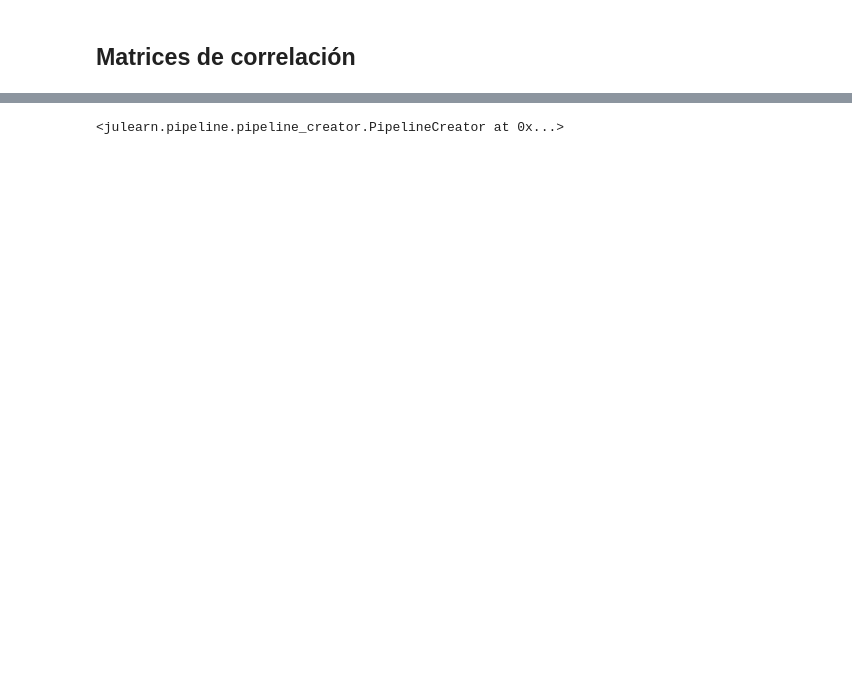
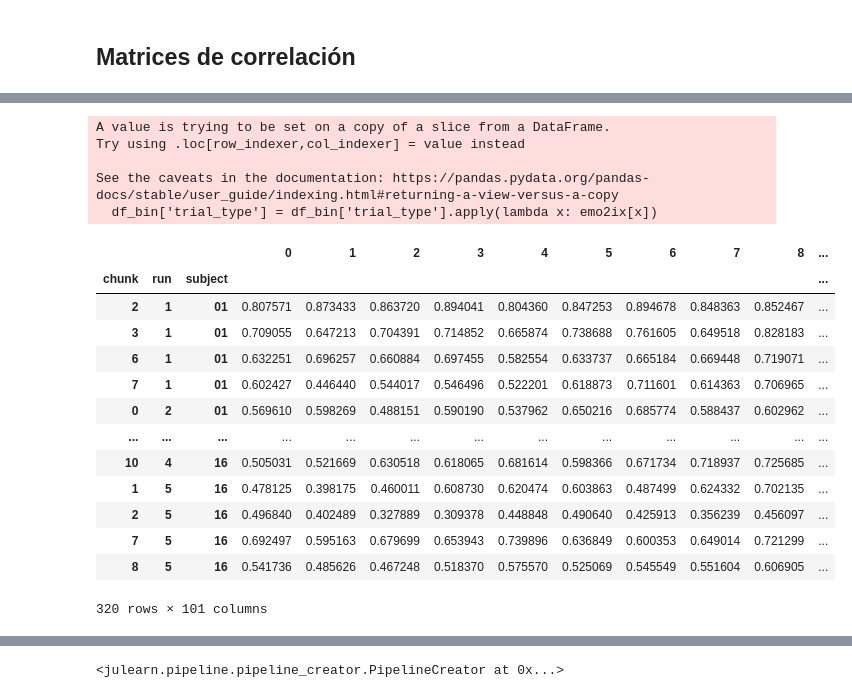
Before and after one commit to nicomastro/NeuroEmotions, a Jupyter notebook: notebooks/fc_analysis.ipynb, the cells around one changed output, grey strips where cells are left out. Drawn from its saved outputs; the diff is of its cells as text; code cells hidden in the pictures; blank space fills up the shorter version.

```diff
--- a/notebooks/fc_analysis.ipynb
+++ b/notebooks/fc_analysis.ipynb
@@ -89,6 +97,36 @@ Name: trial_type, Length: 960, dtype: object
 
 Veamos un ejemplo de clasificación binaria happy vs sad
 # %%
-mask = (df_parcellation["trial_type"] == "happy") | (df_parcellation["trial_type"] == "sad")
-df = df_parcellation[mask]
-assert(len(df) == 320)
+mask = (final_df["trial_type"] == "happy") | (final_df["trial_type"] == "sad")
+#mask = ((final_df["trial_type"] == "happy") | (final_df["trial_type"] == "sad")
+#        | (final_df["trial_type"] == "angry") | (final_df["trial_type"] == "neutral"))
+
+df_bin = final_df[mask]
+assert(len(df_bin) == 320)
+
+emo2ix = {'happy': 0, 'sad':1}
+#emo2ix = {'happy': 0, 'sad': 1, 'angry': 1 , 'neutral': 1}
+df_bin['trial_type'] = df_bin['trial_type'].apply(lambda x: emo2ix[x])
+
+df_bin.columns = df_bin.columns.astype(str)
+df_bin
+# %% [output]
+A value is trying to be set on a copy of a slice from a DataFrame.
+Try using .loc[row_indexer,col_indexer] = value instead
+
+See the caveats in the documentation: https://pandas.pydata.org/pandas-docs/stable/user_guide/indexing.html#returning-a-view-versus-a-copy
+  df_bin['trial_type'] = df_bin['trial_type'].apply(lambda x: emo2ix[x])
+|  |  |  | 0 | 1 | 2 | 3 | 4 | 5 | 6 | 7 | 8 | ... |
+| chunk | run | subject |  |  |  |  |  |  |  |  |  | ... |
+| 2 | 1 | 01 | 0.807571 | 0.873433 | 0.863720 | 0.894041 | 0.804360 | 0.847253 | 0.894678 | 0.848363 | 0.852467 | ... |
+| 3 | 1 | 01 | 0.709055 | 0.647213 | 0.704391 | 0.714852 | 0.665874 | 0.738688 | 0.761605 | 0.649518 | 0.828183 | ... |
+| 6 | 1 | 01 | 0.632251 | 0.696257 | 0.660884 | 0.697455 | 0.582554 | 0.633737 | 0.665184 | 0.669448 | 0.719071 | ... |
+| 7 | 1 | 01 | 0.602427 | 0.446440 | 0.544017 | 0.546496 | 0.522201 | 0.618873 | 0.711601 | 0.614363 | 0.706965 | ... |
+| 0 | 2 | 01 | 0.569610 | 0.598269 | 0.488151 | 0.590190 | 0.537962 | 0.650216 | 0.685774 | 0.588437 | 0.602962 | ... |
+| ... | ... | ... | ... | ... | ... | ... | ... | ... | ... | ... | ... | ... |
+| 10 | 4 | 16 | 0.505031 | 0.521669 | 0.630518 | 0.618065 | 0.681614 | 0.598366 | 0.671734 | 0.718937 | 0.725685 | ... |
+| 1 | 5 | 16 | 0.478125 | 0.398175 | 0.460011 | 0.608730 | 0.620474 | 0.603863 | 0.487499 | 0.624332 | 0.702135 | ... |
+| 2 | 5 | 16 | 0.496840 | 0.402489 | 0.327889 | 0.309378 | 0.448848 | 0.490640 | 0.425913 | 0.356239 | 0.456097 | ... |
+| 7 | 5 | 16 | 0.692497 | 0.595163 | 0.679699 | 0.653943 | 0.739896 | 0.636849 | 0.600353 | 0.649014 | 0.721299 | ... |
+| 8 | 5 | 16 | 0.541736 | 0.485626 | 0.467248 | 0.518370 | 0.575570 | 0.525069 | 0.545549 | 0.551604 | 0.606905 | ... |
+320 rows × 101 columns
```
Also changed, not shown: parts of 22 cells of this notebook.
